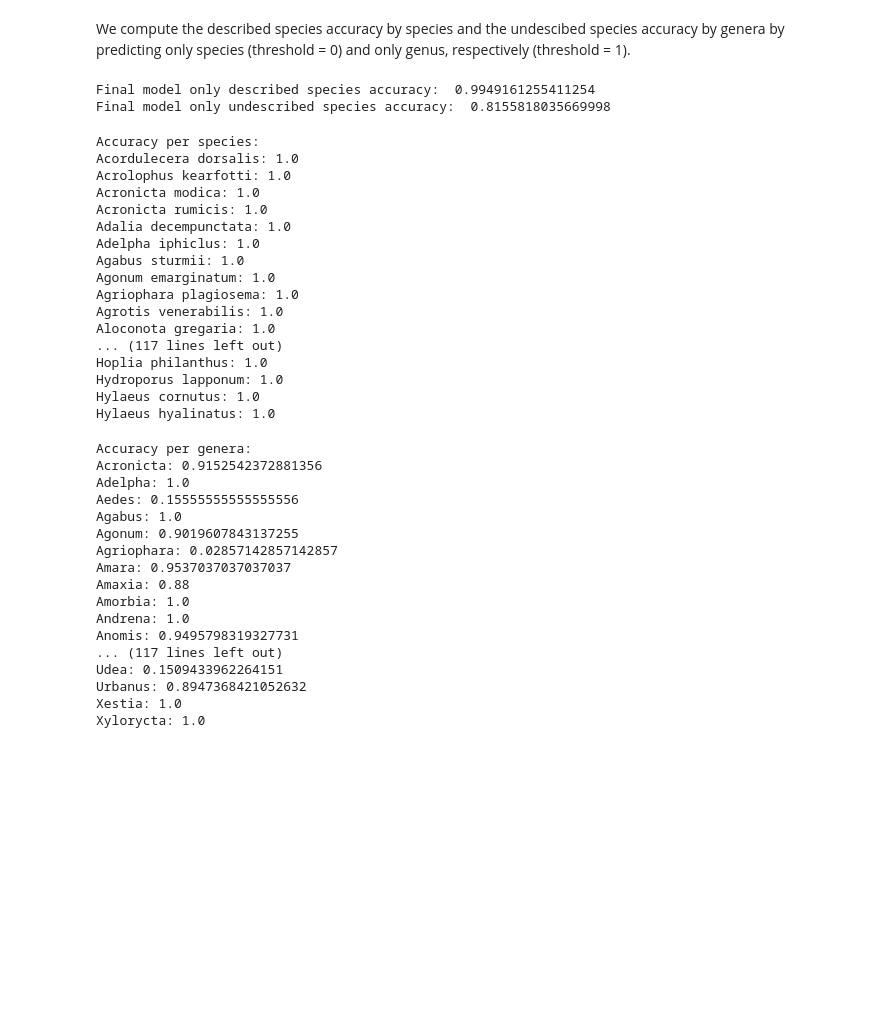
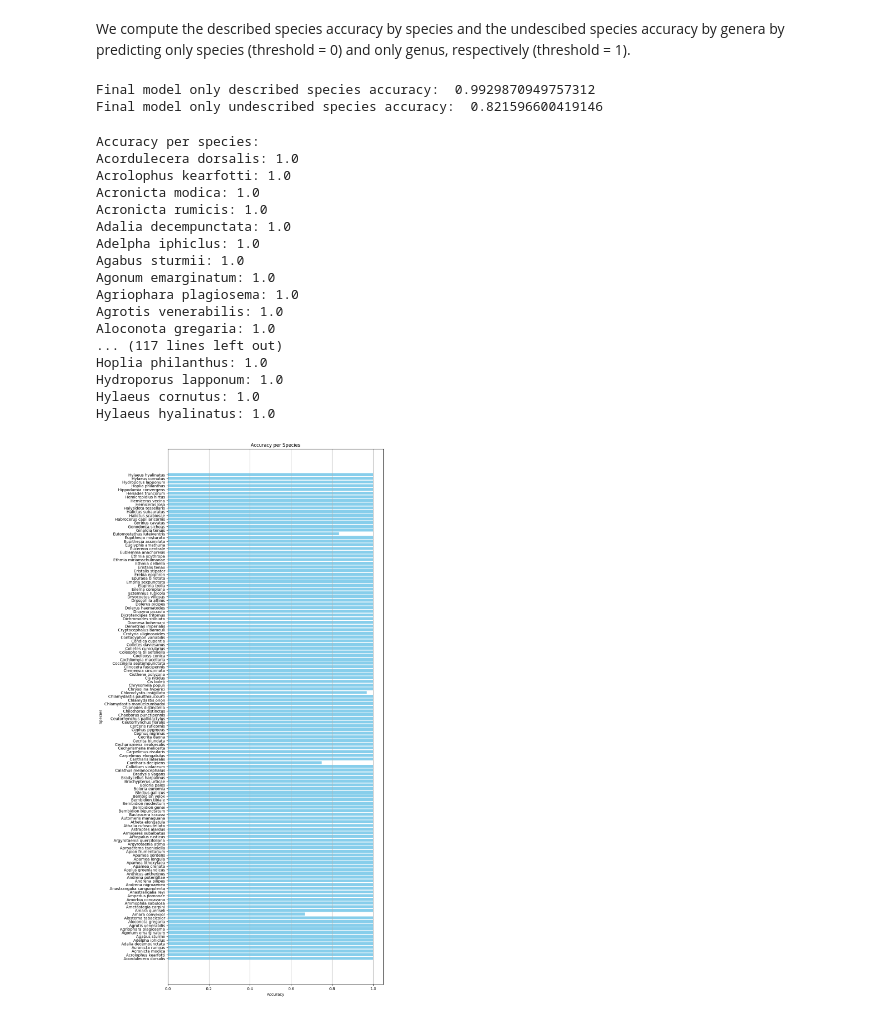
Before and after one commit to nicolamaritan/image-and-dna-data-for-insect-classification, a Jupyter notebook: notebook.ipynb, the cells around one changed output. Saved outputs shown, nothing was run; the diff lists cells and outputs as text; code cells hidden in the pictures; blank space fills up the shorter version.

```diff
--- a/notebook.ipynb
+++ b/notebook.ipynb
@@ -340,9 +342,9 @@ class ImageDNATrainValidationDataset(Dataset):
 # %% [markdown]
 # Model definition
 # %%
-class AttentionNet(nn.Module):
+class ImageDNACrossAttentionNet(nn.Module):
         def __init__(self, num_seen_species, num_genera):
-                super(AttentionNet, self).__init__()
+                super(ImageDNACrossAttentionNet, self).__init__()
                 self.fc_img = nn.Linear(2048, 512)
                 self.fc_dna = nn.Linear(500, 512)
                 self.img_dna_encoder_1 = ImageDNASlimEncoder(512, 2)
@@ -857,56 +904,31 @@ plt.show()
 We compute the described species accuracy by species and the undescibed species accuracy by genera by predicting only species (threshold = 0) and only genus, respectively (threshold = 1).
 # %%
 only_species_accuracy, _, accuracy_per_species, _ = test(model, 0, batch_size)
-_, only_genera_accuracy, _, accuracy_per_genera = test(model, 1, batch_size)
+_, only_genera_accuracy, _, accuracy_per_genus = test(model, 1, batch_size)
 
 print(f"Final model only described species accuracy: ", only_species_accuracy)
 print(f"Final model only undescribed species accuracy: ", only_genera_accuracy)
 # %% [output]
-Final model only described species accuracy:  0.9949161255411254
-Final model only undescribed species accuracy:  0.8155818035669998
+Final model only described species accuracy:  0.9929870949757312
+Final model only undescribed species accuracy:  0.821596600419146
-# %%
-print("Accuracy per species:")
-for species in accuracy_per_species:
-    if species in np.unique(test_set.unseen_species_genera):
-        print(f"{test_set.get_species_name(species)}: {accuracy_per_species[species]}")
-# %% [output]
-Accuracy per species:
-Acordulecera dorsalis: 1.0
-Acrolophus kearfotti: 1.0
-Acronicta modica: 1.0
-Acronicta rumicis: 1.0
-Adalia decempunctata: 1.0
-Adelpha iphiclus: 1.0
-Agabus sturmii: 1.0
-Agonum emarginatum: 1.0
-Agriophara plagiosema: 1.0
-Agrotis venerabilis: 1.0
-Aloconota gregaria: 1.0
-... (117 lines left out)
-Hoplia philanthus: 1.0
-Hydroporus lapponum: 1.0
-Hylaeus cornutus: 1.0
-Hylaeus hyalinatus: 1.0
-# %%
-print("Accuracy per genera:")
-for genera in accuracy_per_genera:
-    if genera in np.unique(test_set.seen_species):
-        print(f"{test_set.get_genera_name(genera)}: {accuracy_per_genera[genera]}")
-# %% [output]
-Accuracy per genera:
-Acronicta: 0.9152542372881356
-Adelpha: 1.0
-Aedes: 0.15555555555555556
-Agabus: 1.0
-Agonum: 0.9019607843137255
-Agriophara: 0.02857142857142857
-Amara: 0.9537037037037037
-Amaxia: 0.88
-Amorbia: 1.0
-Andrena: 1.0
-Anomis: 0.9495798319327731
-... (117 lines left out)
-Udea: 0.1509433962264151
-Urbanus: 0.8947368421052632
-Xestia: 1.0
-Xylorycta: 1.0
+# %%
+show_accuracy_per_species(accuracy_per_species)
+# %% [output]
+Accuracy per species:
+Acordulecera dorsalis: 1.0
+Acrolophus kearfotti: 1.0
+Acronicta modica: 1.0
+Acronicta rumicis: 1.0
+Adalia decempunctata: 1.0
+Adelpha iphiclus: 1.0
+Agabus sturmii: 1.0
+Agonum emarginatum: 1.0
+Agriophara plagiosema: 1.0
+Agrotis venerabilis: 1.0
+Aloconota gregaria: 1.0
+... (117 lines left out)
+Hoplia philanthus: 1.0
+Hydroporus lapponum: 1.0
+Hylaeus cornutus: 1.0
+Hylaeus hyalinatus: 1.0
+[figure, added]
```
Also changed, not shown: parts of 17 cells of this notebook.
